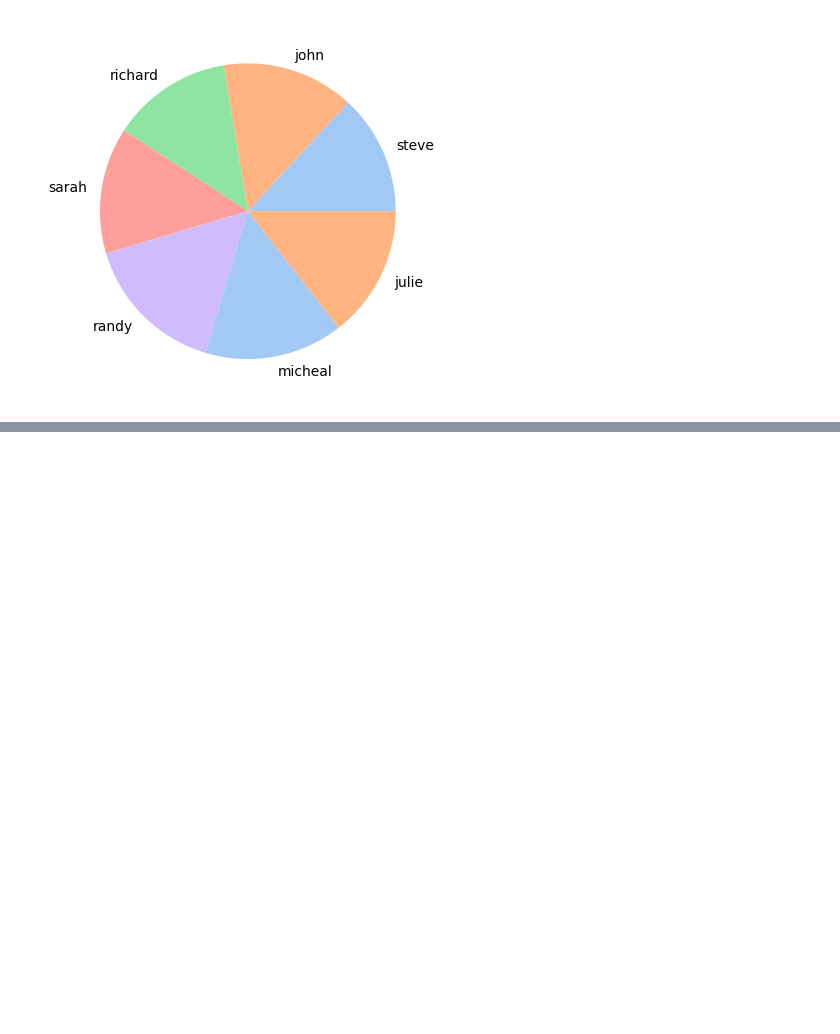
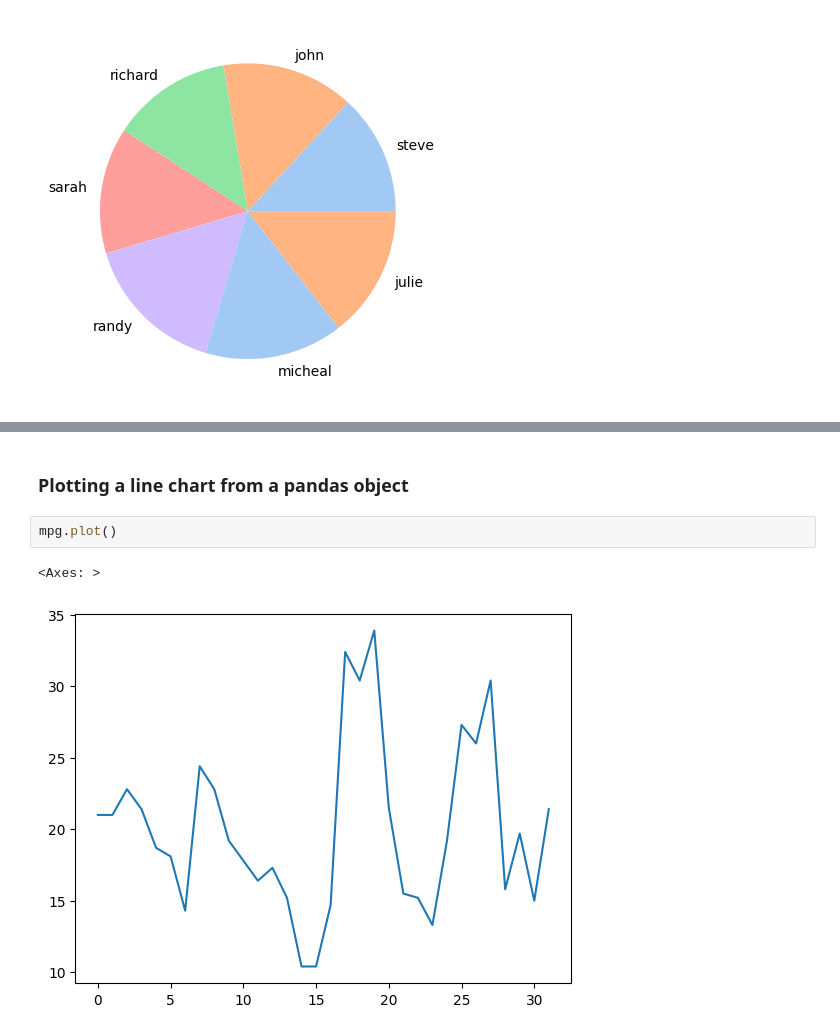
Before and after one commit to SamAugusto/data-science-and-machine-learning, a Jupyter notebook: Data_Vizualization.ipynb, the cells around one changed output, grey strips where cells are left out. Drawn from its saved outputs; the diff is of its cells as text; blank space fills up the shorter version.

```diff
--- a/Data_Vizualization.ipynb
+++ b/Data_Vizualization.ipynb
@@ -93,0 +114,7 @@ plt.show()
+# %% [markdown]
+### Plotting a line chart from a pandas object
+# %%
+mpg.plot()
+# %% [output]
+<Axes: >
+[figure, added]
```
Also changed, not shown: parts of 16 cells of this notebook.
